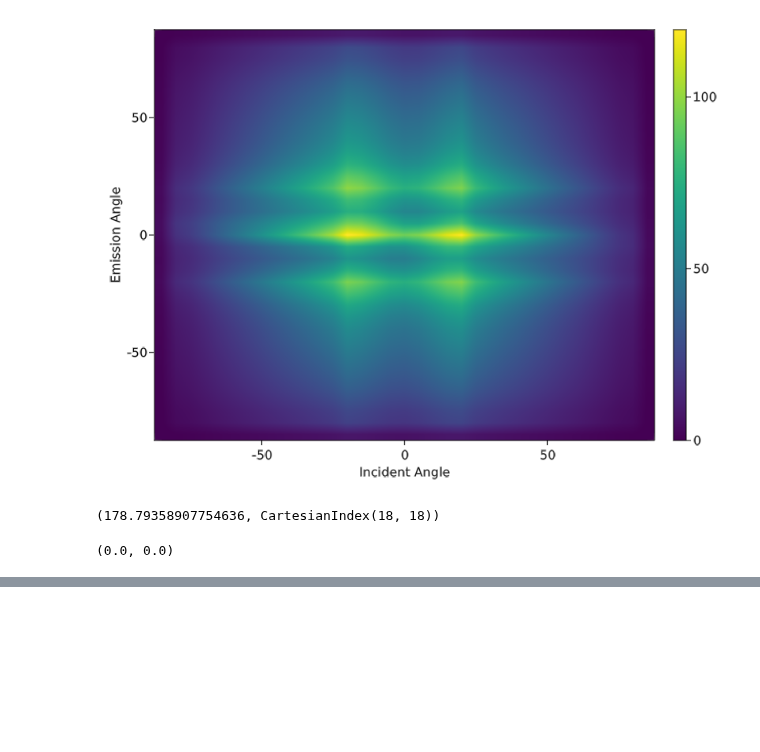
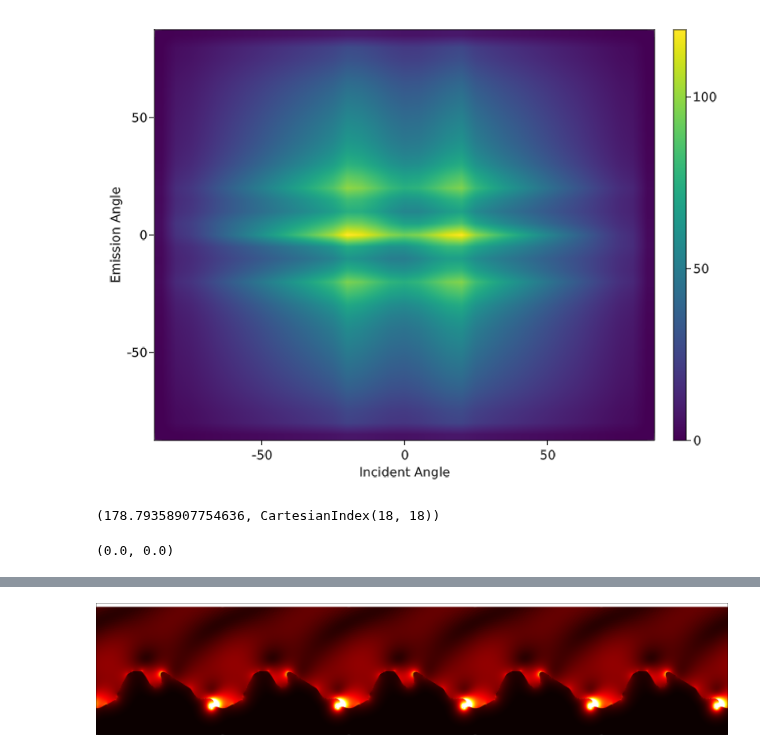
Before and after one commit to WenjieYao/RamanInFluid, a Jupyter notebook: Main.ipynb, the cells around one changed output, grey strips where cells are left out. Drawn from its saved outputs; the diff is of its cells as text; code cells hidden in the pictures; blank space fills up the shorter version.

```diff
--- a/Main.ipynb
+++ b/Main.ipynb
@@ -658,0 +799,32 @@ sin(75/180*π)
+# %%
+bottom_index = size(shape_data)[1]
+left_index = 1
+right_index = size(shape_data)[2]
+
+for ishape = size(shape_data)[1]:-1:1
+    if shape_data[ishape,Int(size(shape_data)[2]/2)] > 0.5
+        bottom_index = ishape
+        break
+    end
+end
+
+for ishape = 2:size(shape_data)[2]
+    s1 = shape_data[bottom_index,ishape-1]
+    s2 = shape_data[bottom_index,ishape]
+    if  s1 < 0.5 && s2 > 0.5
+        left_index = ishape + 1
+    end
+    if  s1 > 0.5 && s2 < 0.5
+        right_index = ishape - 2
+    end
+end
+unit_shape_plot = shape_plot[1:bottom_index,left_index:right_index]
+unit_field_plot = field_plot[1:bottom_index,left_index:right_index]
+
+shape_period = hcat(unit_shape_plot,unit_shape_plot,unit_shape_plot,unit_shape_plot,unit_shape_plot)
+field_period = hcat(unit_field_plot,unit_field_plot,unit_field_plot,unit_field_plot,unit_field_plot)
+save("Results/FigureData/L$(Int(L))_theta30_shape.png", shape_period)
+save("Results/FigureData/L$(Int(L))_theta30_field.png", field_period)
+field_period
+# %% [output]
+[figure, added]
```
Also changed, not shown: parts of 15 cells of this notebook, 39 other files.
